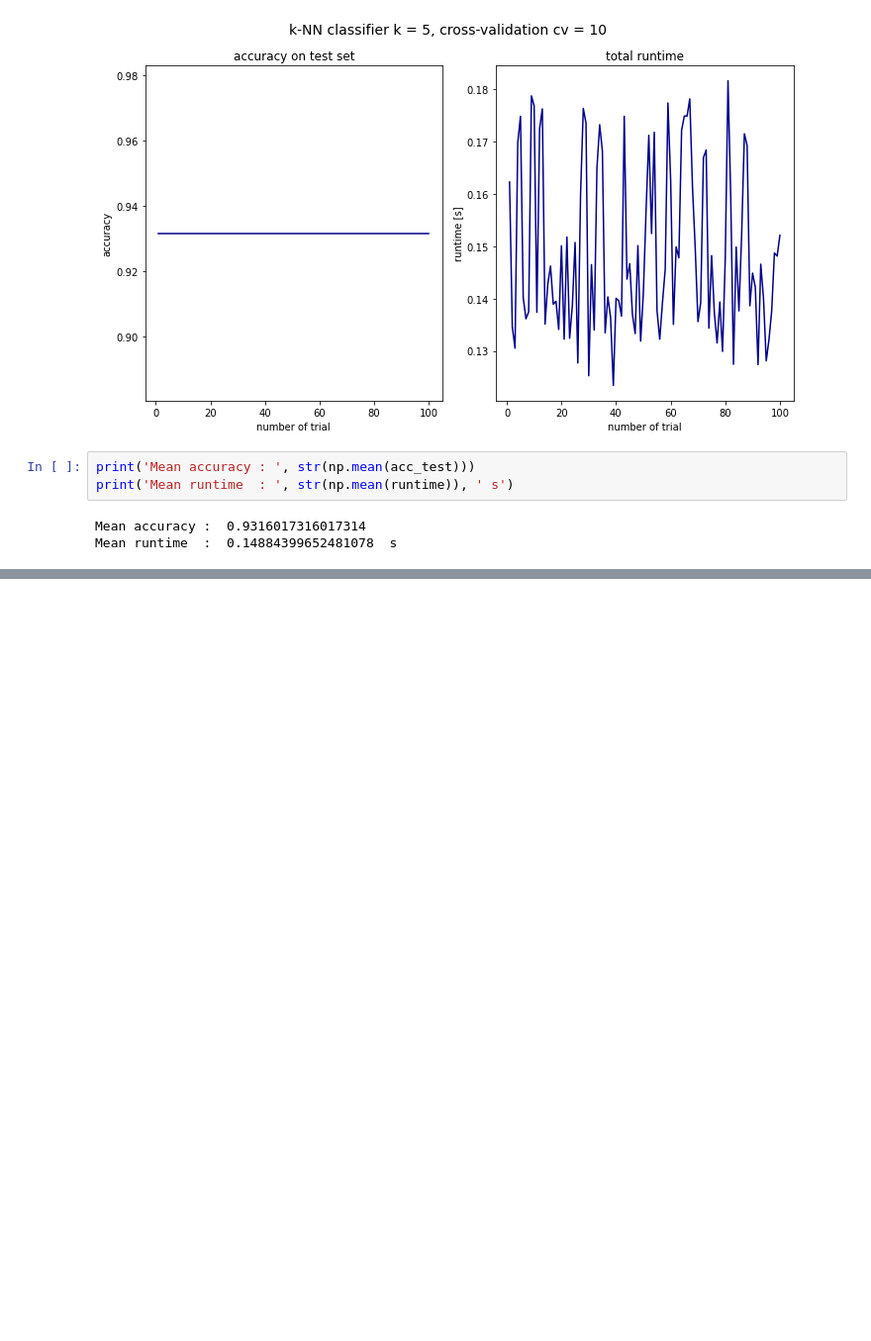
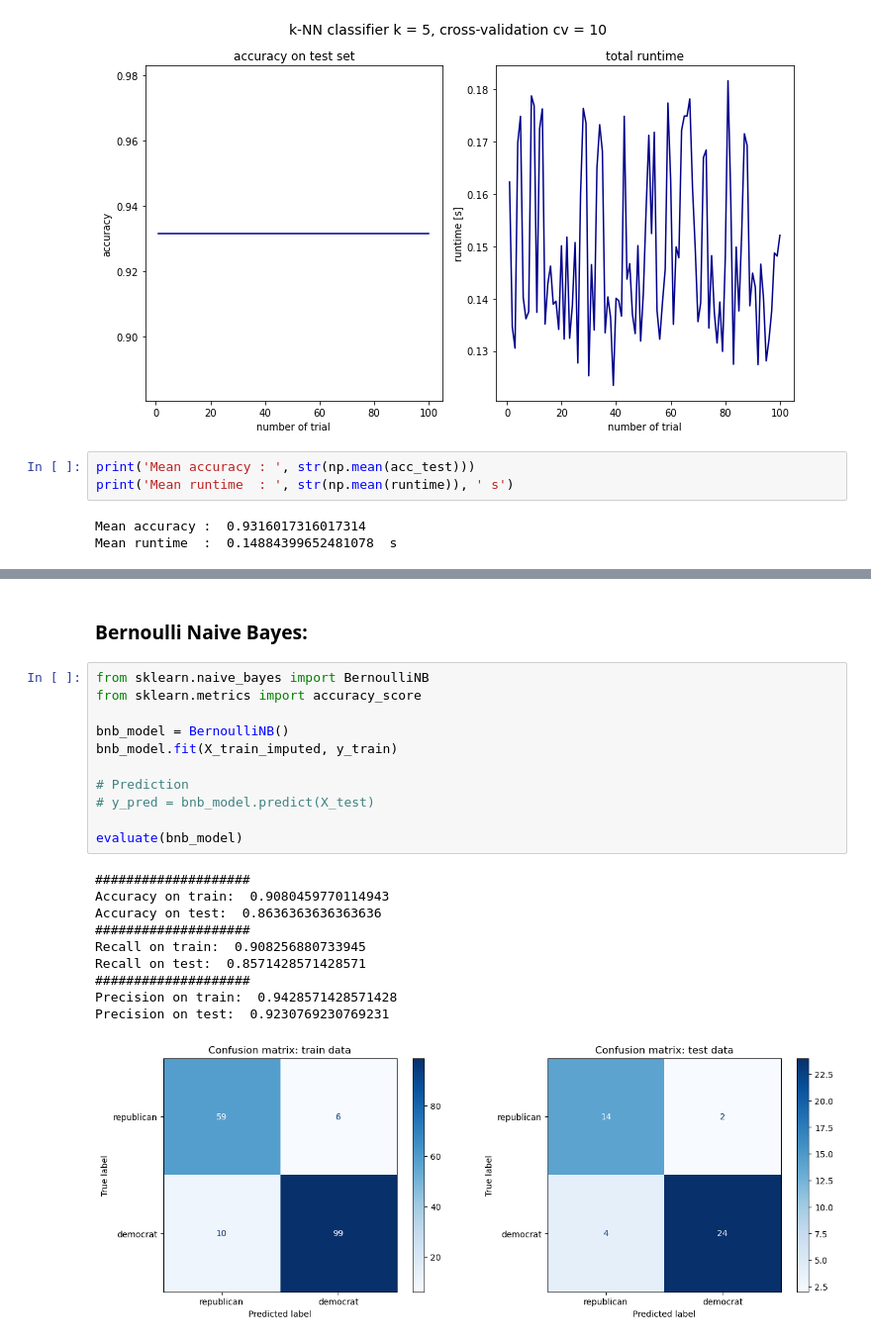
Before and after one commit to nadiaverdha/MachineLearningEx1, a Jupyter notebook: Ex1_kaggle_small.ipynb, the cells around one changed output, grey strips where cells are left out. Shown at 99% size. Saved outputs shown, nothing was run; the diff lists cells and outputs as text; blank space fills up the shorter version.

```diff
--- a/Ex1_kaggle_small.ipynb
+++ b/Ex1_kaggle_small.ipynb
@@ -1364,0 +1454,24 @@ Mean runtime  :  0.14884399652481078  s
+# %% [markdown]
+### Bernoulli Naive Bayes:
+# %%
+from sklearn.naive_bayes import BernoulliNB
+from sklearn.metrics import accuracy_score
+
+bnb_model = BernoulliNB()
+bnb_model.fit(X_train_imputed, y_train)
+
+# Prediction
+# y_pred = bnb_model.predict(X_test)
+
+evaluate(bnb_model)
+# %% [output]
+####################
+Accuracy on train:  0.9080459770114943
+Accuracy on test:  0.8636363636363636
+####################
+Recall on train:  0.908256880733945
+Recall on test:  0.8571428571428571
+####################
+Precision on train:  0.9428571428571428
+Precision on test:  0.9230769230769231
+[figure, added]
```
Also changed, not shown: parts of 26 cells of this notebook.
